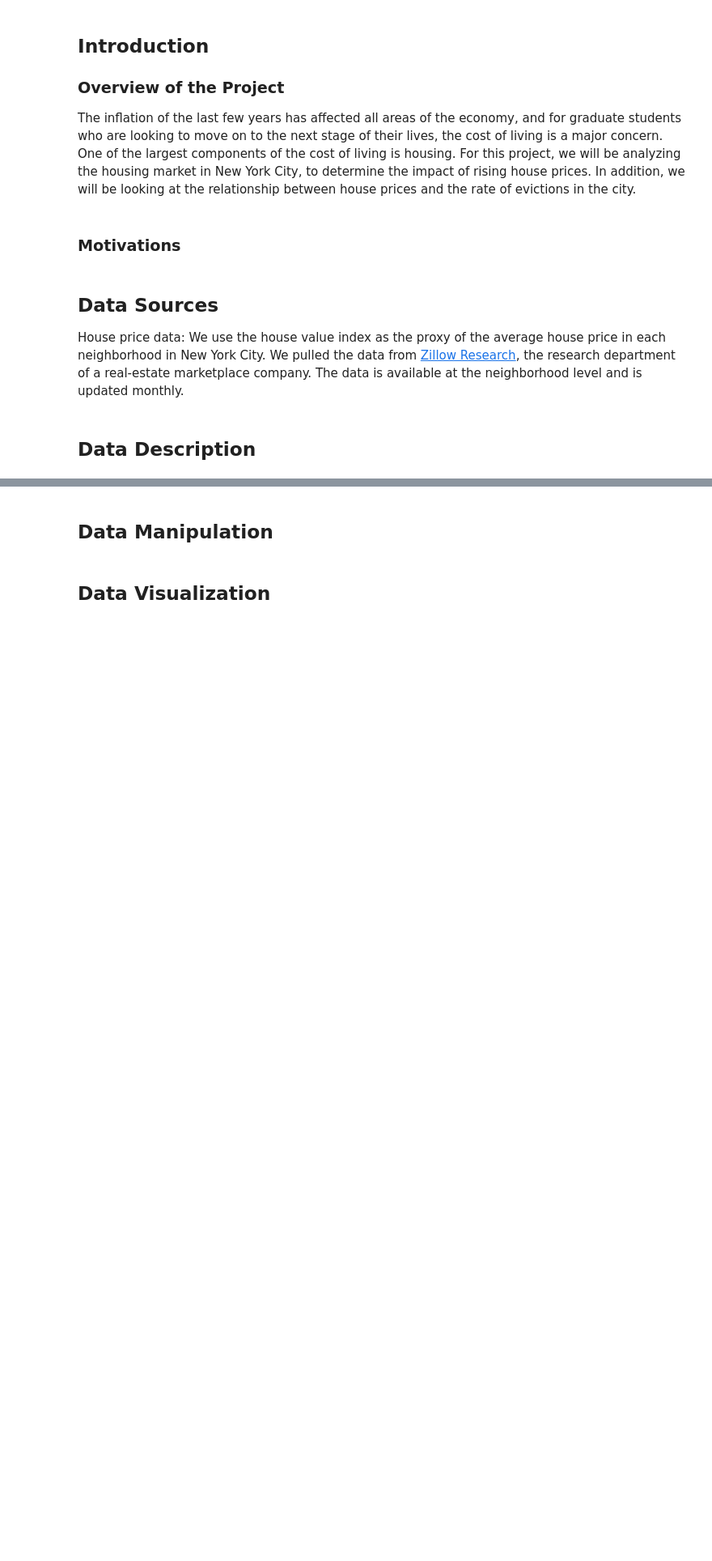
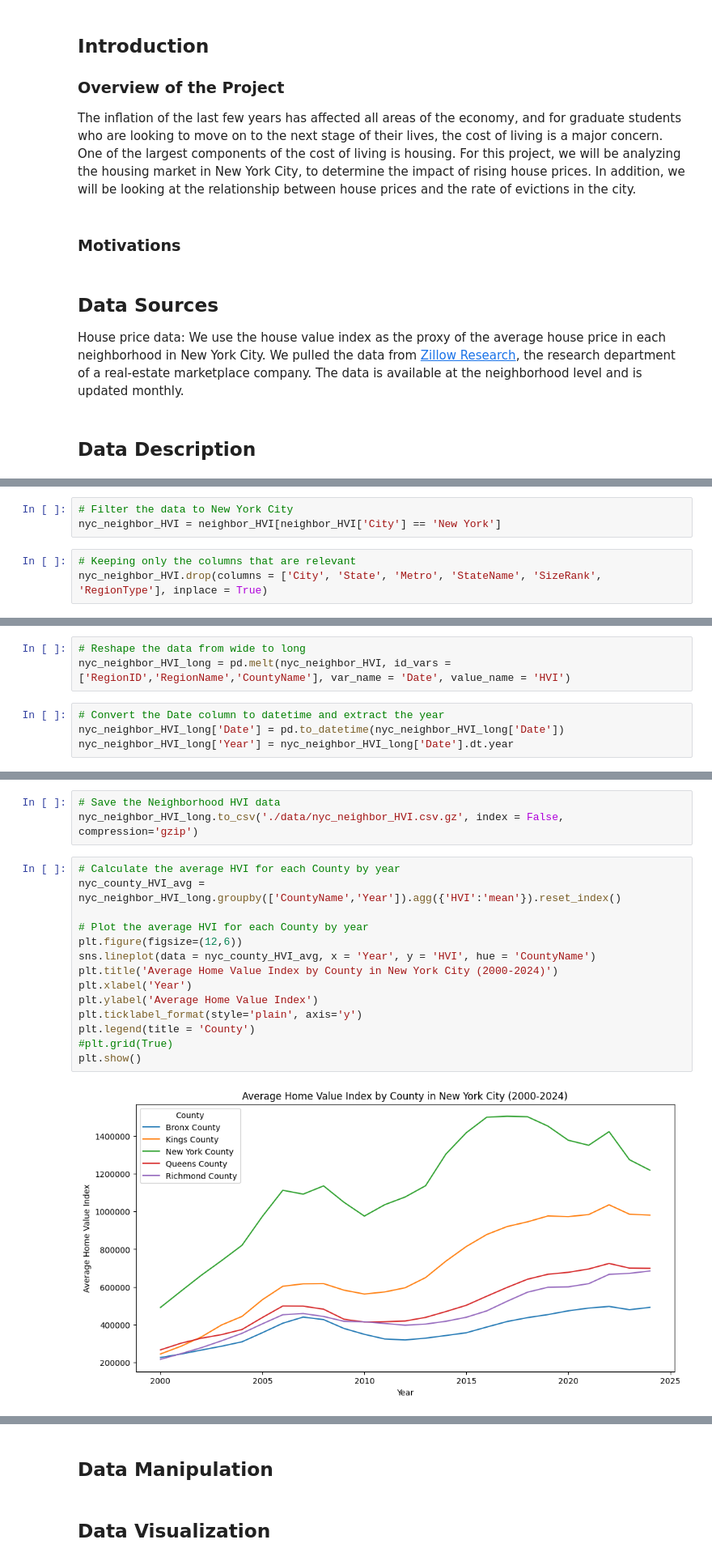
Before and after one commit to NakaFrozn/si618_final_project, a Jupyter notebook: Final_Project_Step1.ipynb, the cells around one changed output, grey strips where cells are left out. Shown at 81% size. Cells and saved outputs as stored; diff of their text form; blank space fills up the shorter version.

Commit message:
Update data description of house values

```diff
--- a/Final_Project_Step1.ipynb
+++ b/Final_Project_Step1.ipynb
@@ -17,0 +33,6 @@ House price data: We use the house value index as the proxy of the average house
+# %%
+# Filter the data to New York City
+nyc_neighbor_HVI = neighbor_HVI[neighbor_HVI['City'] == 'New York']
+# %%
+# Keeping only the columns that are relevant
+nyc_neighbor_HVI.drop(columns = ['City', 'State', 'Metro', 'StateName', 'SizeRank', 'RegionType'], inplace = True)
@@ -17,0 +54,7 @@ House price data: We use the house value index as the proxy of the average house
+# %%
+# Reshape the data from wide to long
+nyc_neighbor_HVI_long = pd.melt(nyc_neighbor_HVI, id_vars = ['RegionID','RegionName','CountyName'], var_name = 'Date', value_name = 'HVI')
+# %%
+# Convert the Date column to datetime and extract the year
+nyc_neighbor_HVI_long['Date'] = pd.to_datetime(nyc_neighbor_HVI_long['Date'])
+nyc_neighbor_HVI_long['Year'] = nyc_neighbor_HVI_long['Date'].dt.year
@@ -17,0 +71,19 @@ House price data: We use the house value index as the proxy of the average house
+# %%
+# Save the Neighborhood HVI data
+nyc_neighbor_HVI_long.to_csv('./data/nyc_neighbor_HVI.csv.gz', index = False, compression='gzip')
+# %%
+# Calculate the average HVI for each County by year
+nyc_county_HVI_avg = nyc_neighbor_HVI_long.groupby(['CountyName','Year']).agg({'HVI':'mean'}).reset_index()
+
+# Plot the average HVI for each County by year
+plt.figure(figsize=(12,6))
+sns.lineplot(data = nyc_county_HVI_avg, x = 'Year', y = 'HVI', hue = 'CountyName')
+plt.title('Average Home Value Index by County in New York City (2000-2024)')
+plt.xlabel('Year')
+plt.ylabel('Average Home Value Index')
+plt.ticklabel_format(style='plain', axis='y')
+plt.legend(title = 'County')
+#plt.grid(True)
+plt.show()
+# %% [output]
+[figure, added]
```
Also changed, not shown: parts of 15 cells of this notebook, 3 other files.
